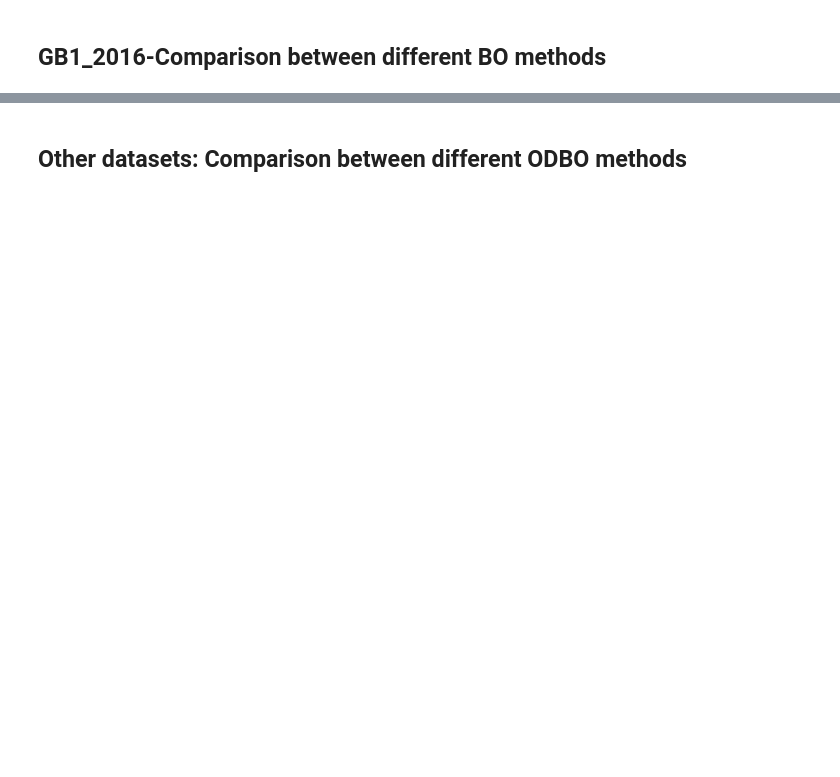
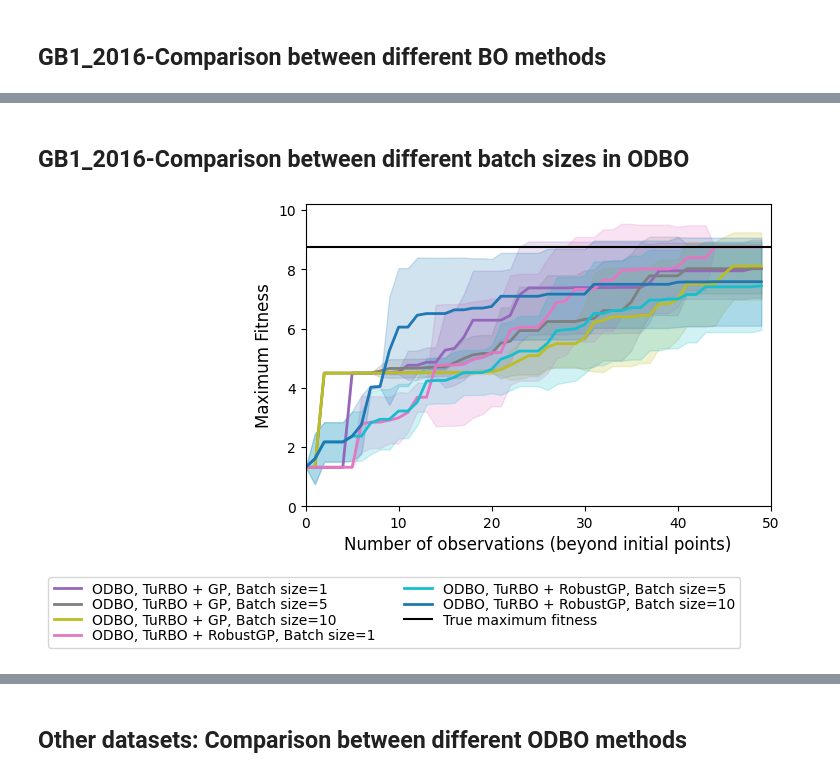
Before and after one commit to sherrylixuecheng/ODBO, a Jupyter notebook: examples/Plot_results.ipynb, the cells around one changed output, grey strips where cells are left out. Saved outputs shown, nothing was run; the diff lists cells and outputs as text; code cells hidden in the pictures; blank space fills up the shorter version.

```diff
--- a/examples/Plot_results.ipynb
+++ b/examples/Plot_results.ipynb
@@ -76,0 +67,27 @@ plt.show()
+# %% [markdown]
+## GB1_2016-Comparison between different batch sizes in ODBO
+# %%
+methods = ['ODBO, TuRBO + GP, Batch size=1', 'ODBO, TuRBO + GP, Batch size=5', 'ODBO, TuRBO + GP, Batch size=10','ODBO, TuRBO + RobustGP, Batch size=1','ODBO, TuRBO + RobustGP, Batch size=5','ODBO, TuRBO + RobustGP, Batch size=10']
+method_name = ['ODBO_TuRBO_GP_batch1', 'ODBO_TuRBO_GP_batch5', 'ODBO_TuRBO_GP_batch10', 'ODBO_TuRBO_RobustGP_batch1', 'ODBO_TuRBO_RobustGP_batch5', 'ODBO_TuRBO_RobustGP_batch10']
+data_test = pd.read_csv('../datasets/GB1_2016_149361.csv', sep=',')
+name_pre, Y_test = np.array(data_test['AACombo']), np.array(data_test['Fitness'])
+data = {}
+iterations = 50
+fig = plt.figure(figsize=(6, 4), dpi=100)
+color = ['C4', 'C7', 'C8', 'C6', 'C9', 'C10']
+for i in range(len(methods)):
+    data[i] = []
+    for j in range(10):
+        data[i].append(np.load('results/GB1_2016/GB1_2016_{}_{}.npy'.format(method_name[i], j)))
+    data[i] = np.hstack(data[i])
+    odbo.plot.plot_bo(iters=iterations, BO_result=data[i], method=methods[i], color = color[i])
+plt.plot([0,iterations], [max(Y_test), max(Y_test)], label='True maximum fitness', color = 'k')
+plt.xlabel('Number of observations (beyond initial points)', fontsize=12)
+plt.legend(bbox_to_anchor=(0.0, -0.21, 0.95, 0.0),labelspacing=0.1, ncol=2)
+plt.ylim([0, 10.2])
+plt.xlim([0, iterations])
+plt.ylabel('Maximum Fitness', fontsize=12)
+plt.savefig('results/GB1_2016/GB1_2016_opt_curves_batch_size.png')
+plt.show()
+# %% [output]
+[figure, added]
```
Also changed, not shown: parts of 6 cells of this notebook, 2 other files.
